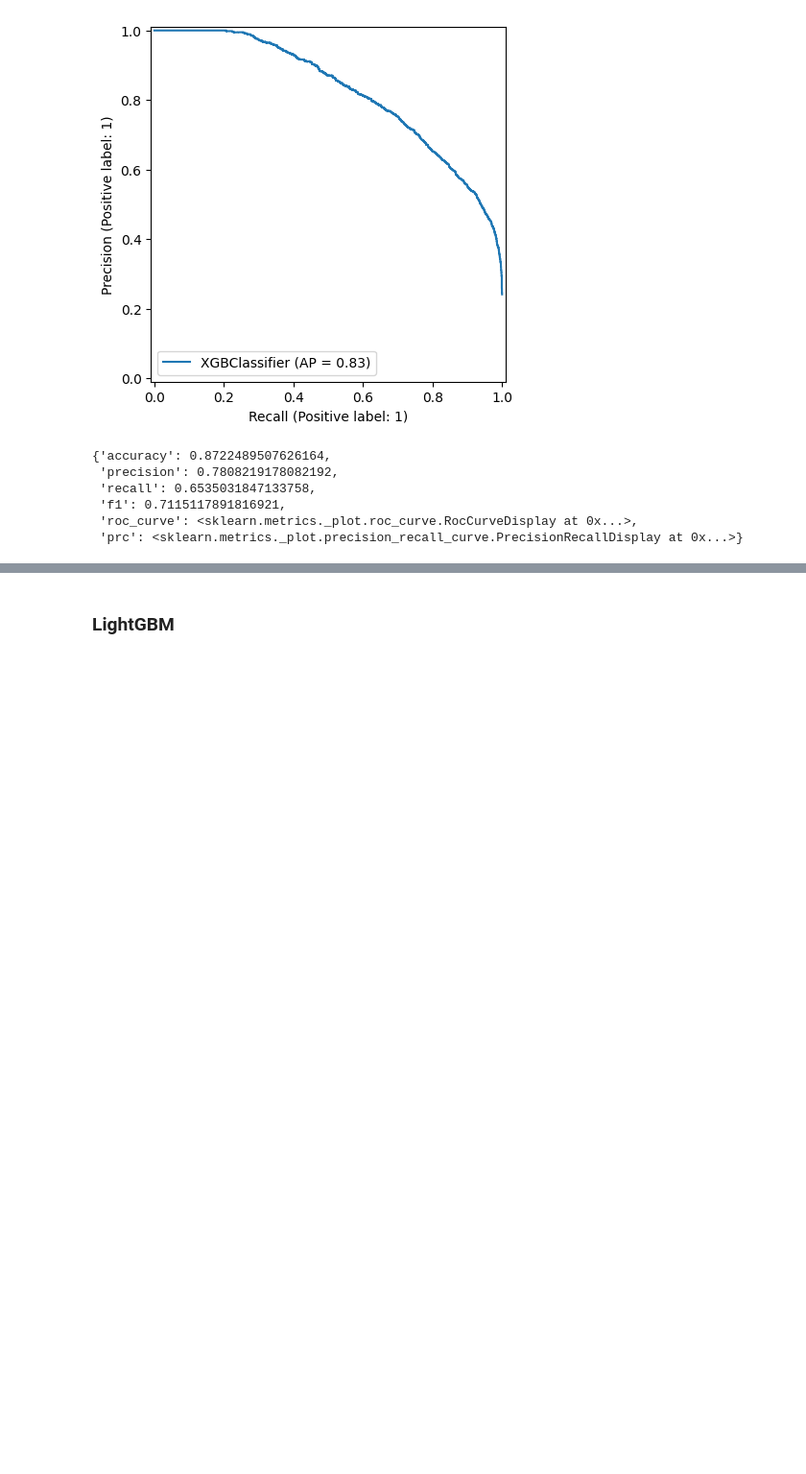
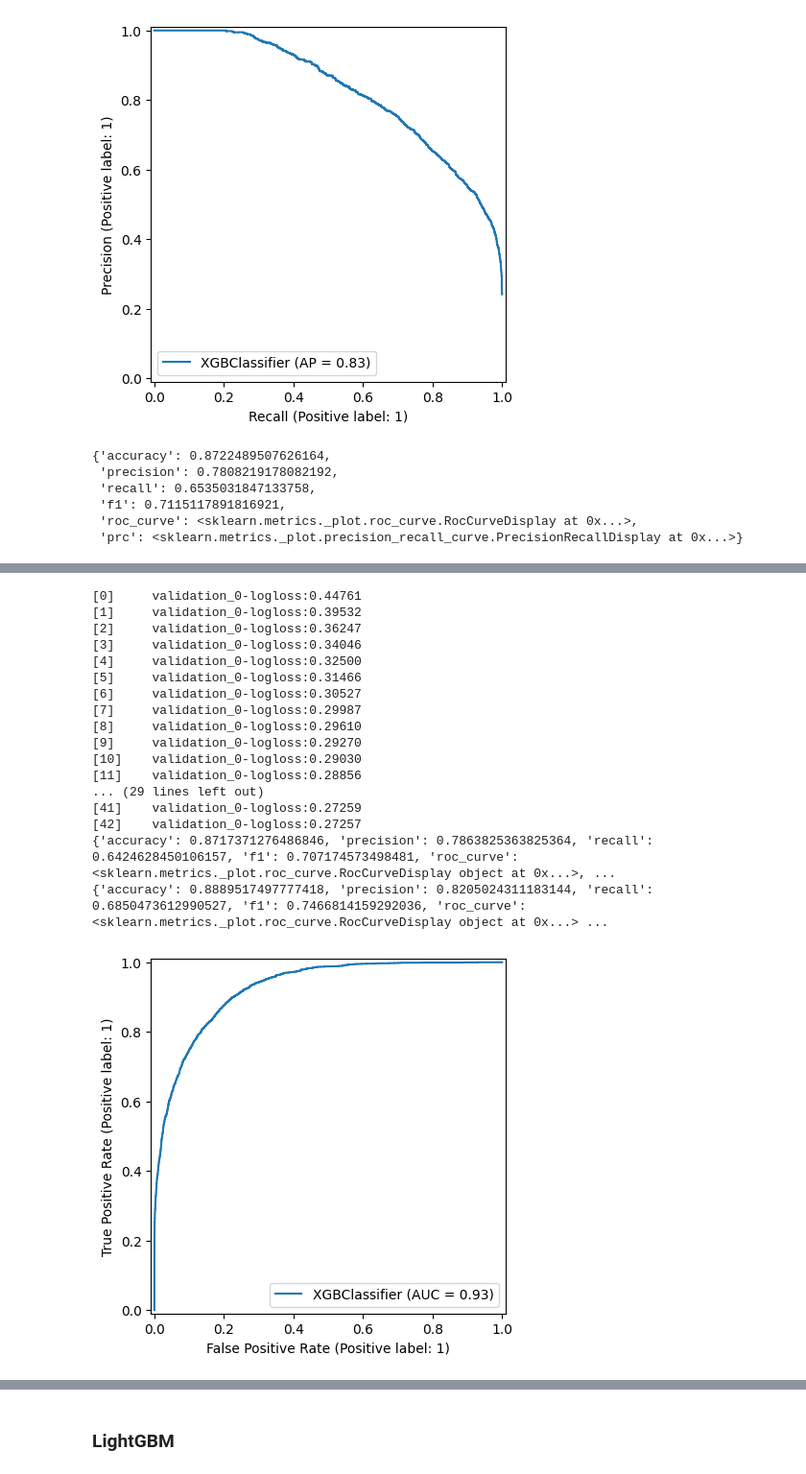
Before and after one commit to GaganSaiTrinadh/cs178-project, a Jupyter notebook: eric.ipynb, the cells around one changed output, grey strips where cells are left out. Shown at 96% size. Cells and saved outputs as stored; diff of their text form; code cells hidden in the pictures; blank space fills up the shorter version.

```diff
--- a/eric.ipynb
+++ b/eric.ipynb
@@ -196,0 +268,25 @@ metrics
+# %%
+X_train_small, X_val, y_train_small, y_val = train_test_split(X_train, y_train, test_size=0.05)
+rx=xgb.XGBClassifier(enable_categorical = True, early_stopping_rounds=5)
+rx.fit(X_train_small, y_train_small, eval_set=[(X_val, y_val)])
+print(eval(rx))
+print(eval(rx,X_train_small, y_train_small))
+# %% [output]
+[0]     validation_0-logloss:0.44761
+[1]     validation_0-logloss:0.39532
+[2]     validation_0-logloss:0.36247
+[3]     validation_0-logloss:0.34046
+[4]     validation_0-logloss:0.32500
+[5]     validation_0-logloss:0.31466
+[6]     validation_0-logloss:0.30527
+[7]     validation_0-logloss:0.29987
+[8]     validation_0-logloss:0.29610
+[9]     validation_0-logloss:0.29270
+[10]    validation_0-logloss:0.29030
+[11]    validation_0-logloss:0.28856
+... (29 lines left out)
+[41]    validation_0-logloss:0.27259
+[42]    validation_0-logloss:0.27257
+{'accuracy': 0.8717371276486846, 'precision': 0.7863825363825364, 'recall': 0.6424628450106157, 'f1': 0.707174573498481, 'roc_curve': <sklearn.metrics._plot.roc_curve.RocCurveDisplay object at 0x...>, ...
+{'accuracy': 0.8889517497777418, 'precision': 0.8205024311183144, 'recall': 0.6850473612990527, 'f1': 0.7466814159292036, 'roc_curve': <sklearn.metrics._plot.roc_curve.RocCurveDisplay object at 0x...> ...
+[figure, added]
```
Also changed, not shown: parts of 30 cells of this notebook.
